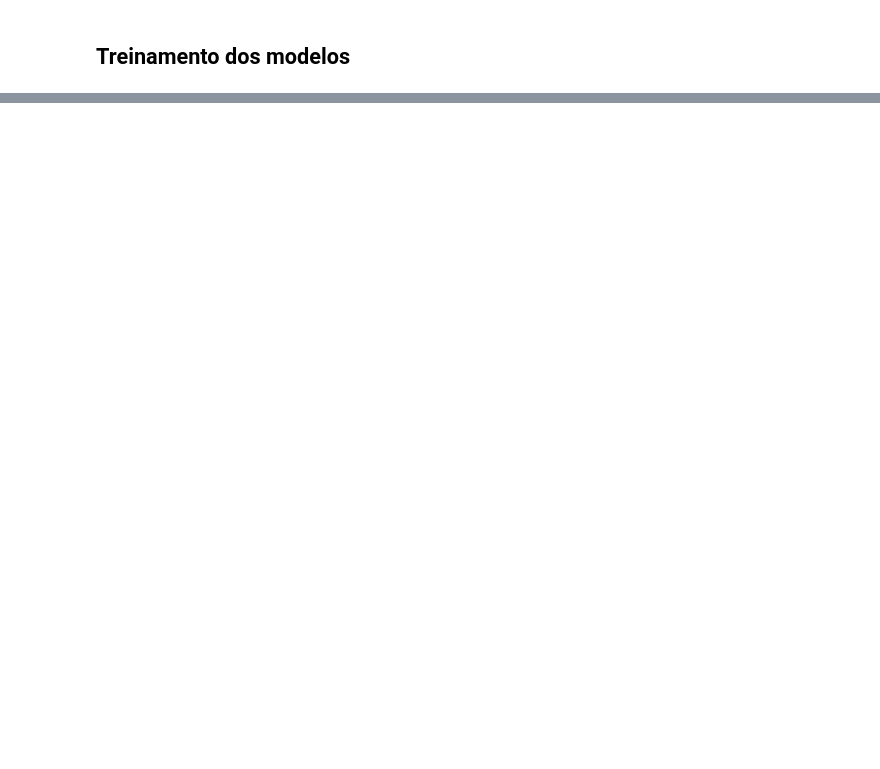
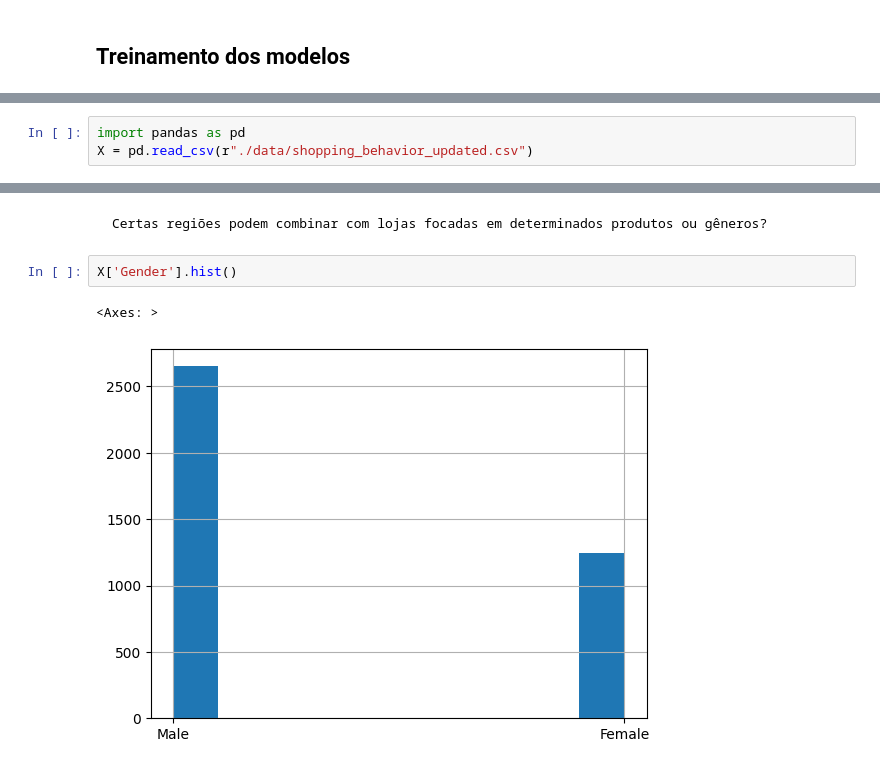
Before and after one commit to afonsohenrique14/Data_Science_Score_Credit, a Jupyter notebook: TRABALHO ADA ML2.ipynb, the cells around one changed output, grey strips where cells are left out. Drawn from its saved outputs; the diff is of its cells as text; blank space fills up the shorter version.

```diff
--- a/TRABALHO ADA ML2.ipynb
+++ b/TRABALHO ADA ML2.ipynb
@@ -756,0 +815,3 @@ Fitting 5 folds for each of 12 candidates, totalling 60 fits
+# %%
+import pandas as pd
+X = pd.read_csv(r"./data/shopping_behavior_updated.csv")
@@ -756,0 +924,7 @@ Fitting 5 folds for each of 12 candidates, totalling 60 fits
+# %% [markdown]
+    Certas regiões podem combinar com lojas focadas em determinados produtos ou gêneros?
+# %%
+X['Gender'].hist()
+# %% [output]
+<Axes: >
+[figure, added]
```
Also changed, not shown: parts of 61 cells of this notebook, 1 other file.
